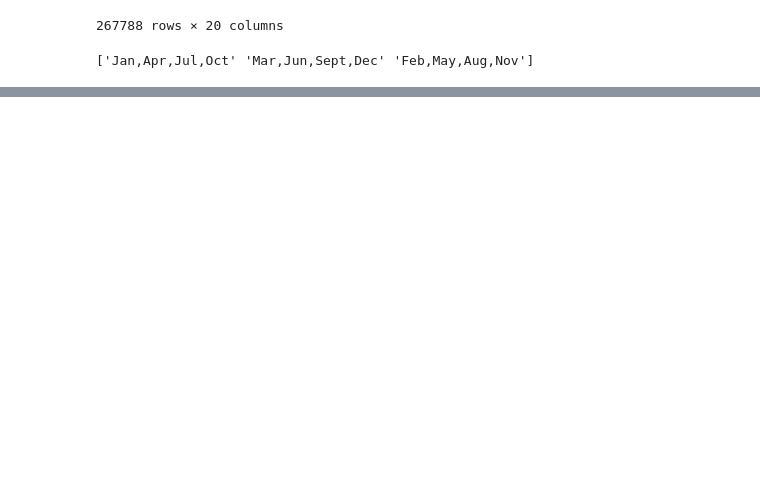
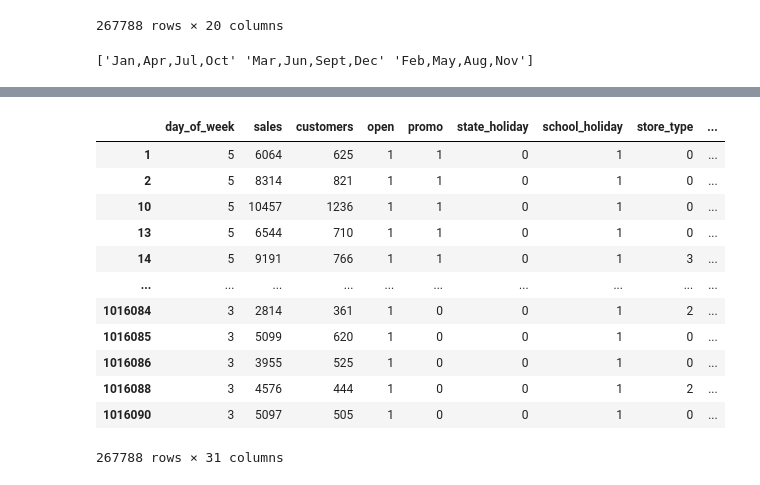
Before and after one commit to TheLoneCoderpy/rossmann_sales_prediction, a Jupyter notebook: notebook.ipynb, the cells around one changed output, grey strips where cells are left out. Cells and saved outputs as stored; diff of their text form; code cells hidden in the pictures; blank space fills up the shorter version.

Commit message:
lower_snakecase

```diff
--- a/notebook.ipynb
+++ b/notebook.ipynb
@@ -138,7 +139,7 @@ print(big_df["PromoInterval"].unique()) # im 3-Monats Intervall
 # %% [output]
 ['Jan,Apr,Jul,Oct' 'Mar,Jun,Sept,Dec' 'Feb,May,Aug,Nov']
 # %%
-big_df["first_promo_month"] = big_df["PromoInterval"].str.split(",").str[0]
+#big_df["first_promo_month"] = big_df["PromoInterval"].str.split(",").str[0]
 
 big_df["jan"] = 0
 big_df["feb"] = 0
@@ -194,0 +195,19 @@ big_df
+# %%
+for col in big_df.columns:
+    col_n = re.sub(r'(?<!^)(?=[A-Z])', '_', col).lower()
+    big_df.rename(columns={col: col_n}, inplace=True)
+big_df
+# %% [output]
+|  | day_of_week | sales | customers | open | promo | state_holiday | school_holiday | store_type | ... |
+| 1 | 5 | 6064 | 625 | 1 | 1 | 0 | 1 | 0 | ... |
+| 2 | 5 | 8314 | 821 | 1 | 1 | 0 | 1 | 0 | ... |
+| 10 | 5 | 10457 | 1236 | 1 | 1 | 0 | 1 | 0 | ... |
+| 13 | 5 | 6544 | 710 | 1 | 1 | 0 | 1 | 0 | ... |
+| 14 | 5 | 9191 | 766 | 1 | 1 | 0 | 1 | 3 | ... |
+| ... | ... | ... | ... | ... | ... | ... | ... | ... | ... |
+| 1016084 | 3 | 2814 | 361 | 1 | 0 | 0 | 1 | 2 | ... |
+| 1016085 | 3 | 5099 | 620 | 1 | 0 | 0 | 1 | 0 | ... |
+| 1016086 | 3 | 3955 | 525 | 1 | 0 | 0 | 1 | 0 | ... |
+| 1016088 | 3 | 4576 | 444 | 1 | 0 | 0 | 1 | 2 | ... |
+| 1016090 | 3 | 5097 | 505 | 1 | 0 | 0 | 1 | 0 | ... |
+267788 rows × 31 columns
```
Also changed, not shown: parts of 2 cells of this notebook.
